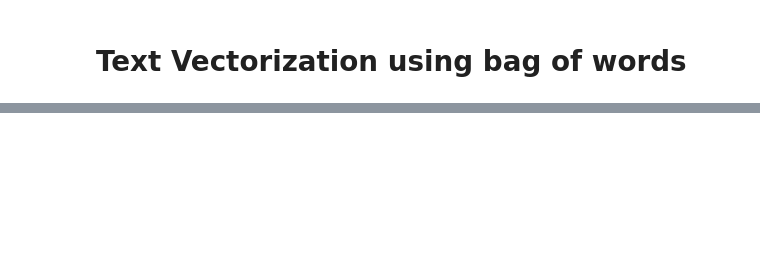
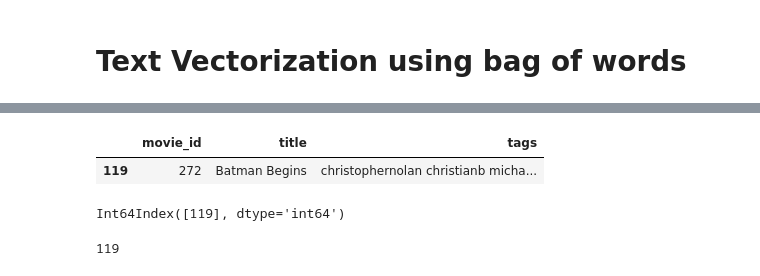
Before and after one commit to Newtanmukh/Python-projects, a Jupyter notebook: movie recommender system/Recommendation Engine.ipynb, the cells around one changed output, grey strips where cells are left out. Cells and saved outputs as stored; diff of their text form; code cells hidden in the pictures; blank space fills up the shorter version.

```diff
--- a/movie recommender system/Recommendation Engine.ipynb
+++ b/movie recommender system/Recommendation Engine.ipynb
@@ -335,0 +387,9 @@ new_df.iloc[1]['tags']
+# %%
+from nltk.stem.porter import PorterStemmer
+ps=PorterStemmer()
+# %%
+def stem(text):
+    list=[]
+    for i in text.split():
+        list.append(ps.stem(i))
+    return " ".join(list)
@@ -335,0 +411,2 @@ new_df.iloc[1]['tags']
+# %%
+new_df['tags']=new_df['tags'].apply(stem)
@@ -335,0 +490,13 @@ new_df.iloc[1]['tags']
+# %%
+new_df[new_df['title']=='Batman Begins']
+# %% [output]
+|  | movie_id | title | tags |
+| 119 | 272 | Batman Begins | christophernolan christianb micha... |
+# %%
+new_df[new_df['title']=='Batman Begins'].index
+# %% [output]
+Int64Index([119], dtype='int64')
+# %%
+new_df[new_df['title']=='Batman Begins'].index[0]
+# %% [output]
+119
```
Also changed, not shown: parts of 40 cells of this notebook.
